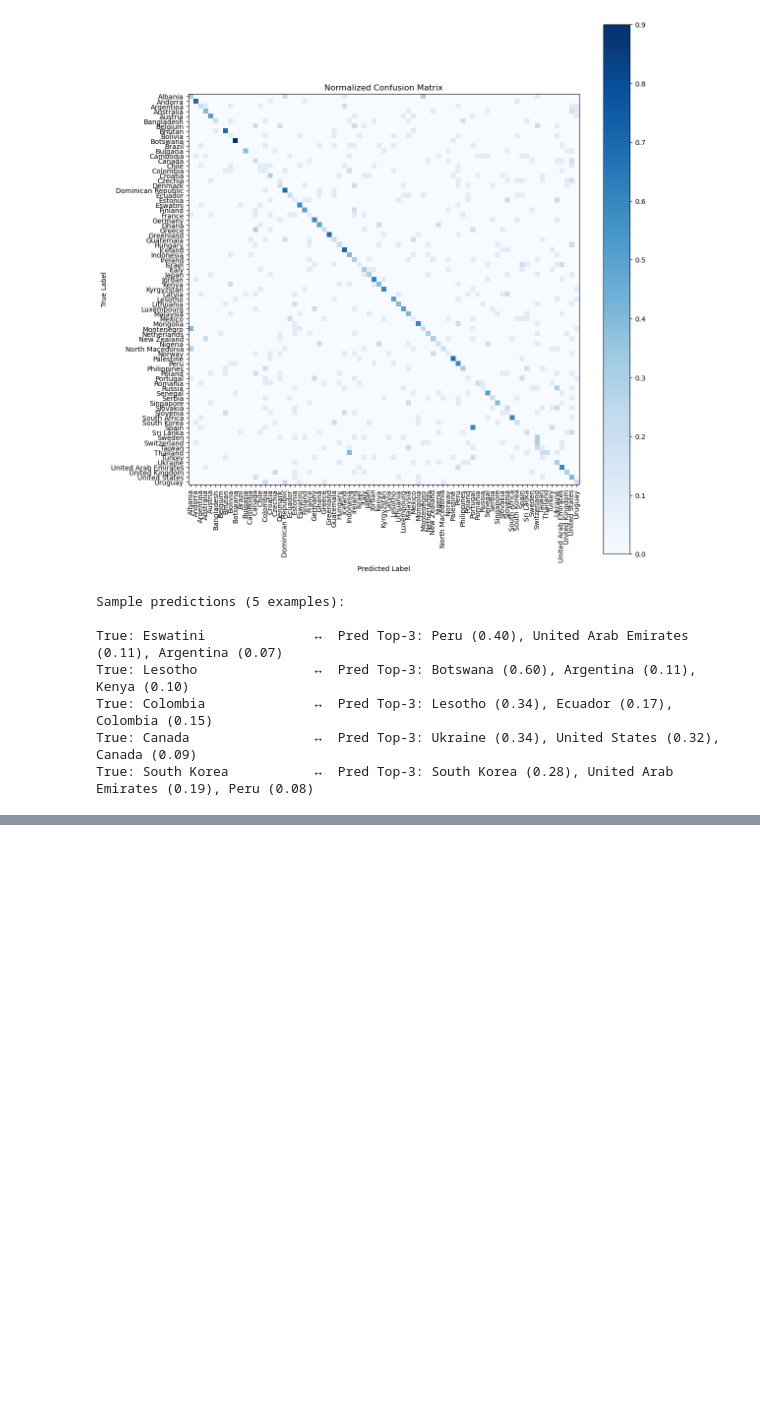
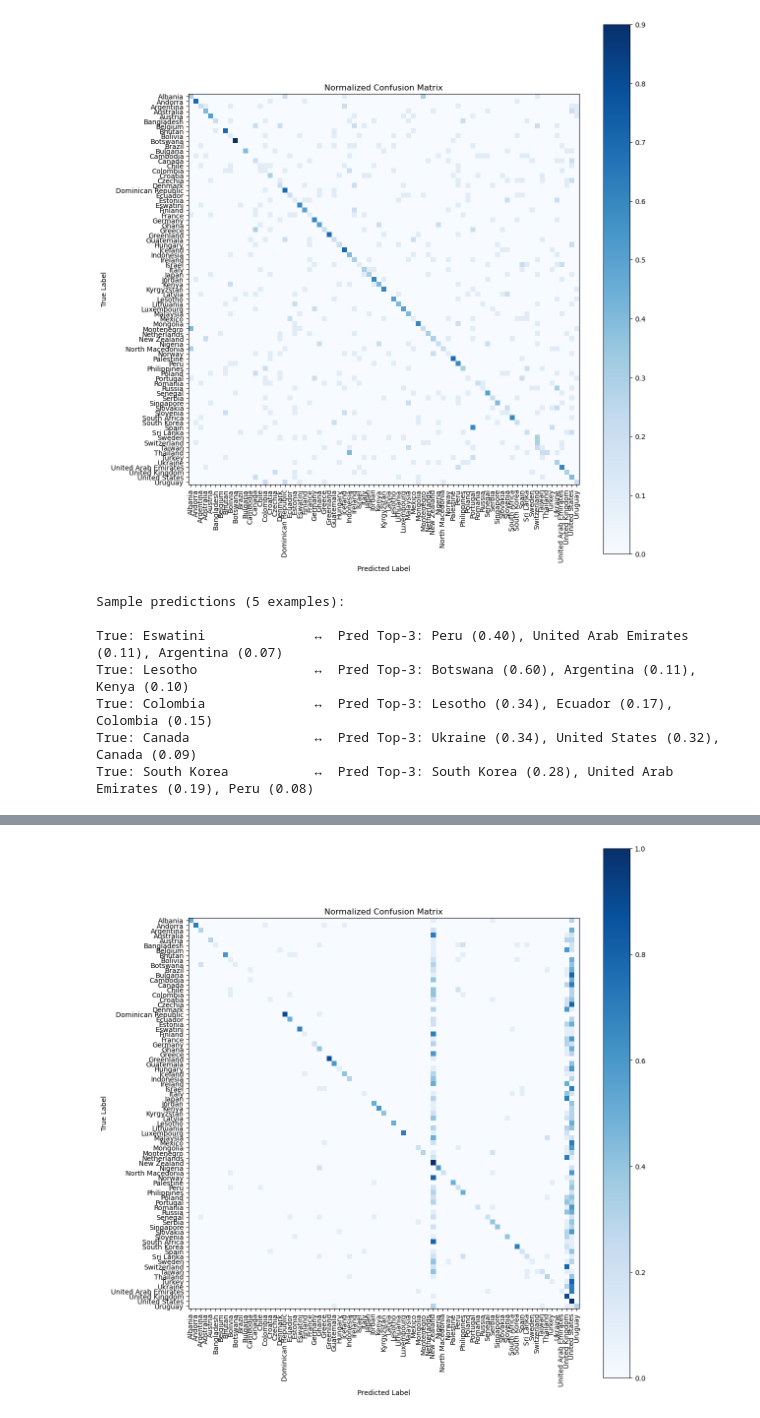
Before and after one commit to SamueleMancini/rainbot, a Jupyter notebook: notebooks/eval.ipynb, the cells around one changed output, grey strips where cells are left out. Cells and saved outputs as stored; diff of their text form; code cells hidden in the pictures; blank space fills up the shorter version.

```diff
--- a/notebooks/eval.ipynb
+++ b/notebooks/eval.ipynb
@@ -94,0 +105,2 @@ True: South Korea           ↔  Pred Top-3: South Korea (0.28), United Arab Emi
+# %%
+model = load_model(model_path=project_root / "models" / "resnet_finetuned" / "main.pth", device=device)
@@ -94,0 +109,6 @@ True: South Korea           ↔  Pred Top-3: South Korea (0.28), United Arab Emi
+# %%
+criterion = nn.CrossEntropyLoss()
+# %%
+avg_loss, top1_acc, all_targets, all_preds, all_probs = evaluate_model(model, test_loader, criterion, device)
+print("Average loss:", avg_loss)
+print("Top-1 accuracy:", top1_acc)
@@ -94,0 +138,4 @@ True: South Korea           ↔  Pred Top-3: South Korea (0.28), United Arab Emi
+# %%
+plot_confusion_matrix(all_targets, all_preds, COUNTRIES)
+# %% [output]
+[figure, added]
```
Also changed, not shown: parts of 17 cells of this notebook.
